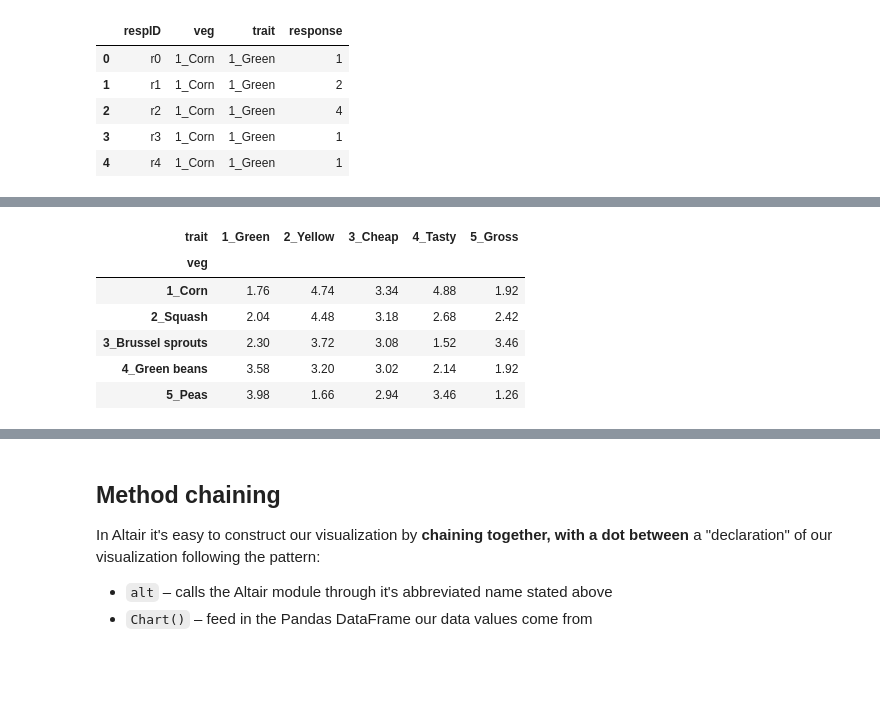
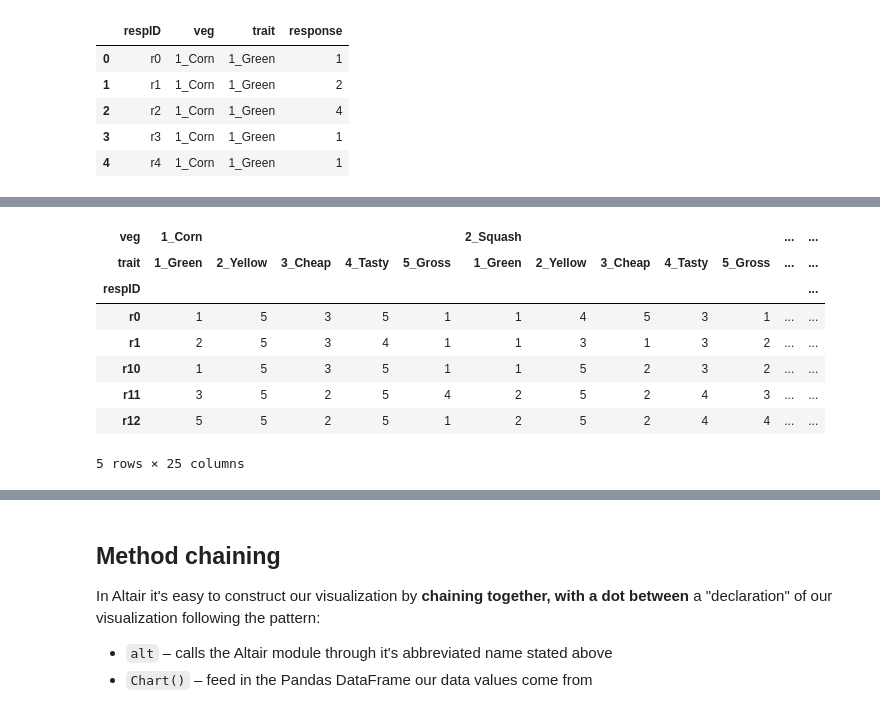
Before and after one commit to emonson/altair-vis-python, a Jupyter notebook: 01c_NatureVegetableSurvey.ipynb, the cells around one changed output, grey strips where cells are left out. Saved outputs shown, nothing was run; the diff lists cells and outputs as text; code cells hidden in the pictures; blank space fills up the shorter version.

```diff
--- a/01c_NatureVegetableSurvey.ipynb
+++ b/01c_NatureVegetableSurvey.ipynb
@@ -41,13 +60,12 @@ The original data from the Nature Methods article had a very generic five items
 # %%
-df.pivot_table(index='veg',
-               columns='trait',
-               values='response',
-               aggfunc='mean')
+df.pivot_table(index='respID', columns=['veg','trait'], values='response').head()
 # %% [output]
-| trait | 1_Green | 2_Yellow | 3_Cheap | 4_Tasty | 5_Gross |
-| veg |  |  |  |  |  |
-| 1_Corn | 1.76 | 4.74 | 3.34 | 4.88 | 1.92 |
-| 2_Squash | 2.04 | 4.48 | 3.18 | 2.68 | 2.42 |
-| 3_Brussel sprouts | 2.30 | 3.72 | 3.08 | 1.52 | 3.46 |
-| 4_Green beans | 3.58 | 3.20 | 3.02 | 2.14 | 1.92 |
-| 5_Peas | 3.98 | 1.66 | 2.94 | 3.46 | 1.26 |
+| veg | 1_Corn |  |  |  |  | 2_Squash |  |  |  |  | ... | ... |
+| trait | 1_Green | 2_Yellow | 3_Cheap | 4_Tasty | 5_Gross | 1_Green | 2_Yellow | 3_Cheap | 4_Tasty | 5_Gross | ... | ... |
+| respID |  |  |  |  |  |  |  |  |  |  |  | ... |
+| r0 | 1 | 5 | 3 | 5 | 1 | 1 | 4 | 5 | 3 | 1 | ... | ... |
+| r1 | 2 | 5 | 3 | 4 | 1 | 1 | 3 | 1 | 3 | 2 | ... | ... |
+| r10 | 1 | 5 | 3 | 5 | 1 | 1 | 5 | 2 | 3 | 2 | ... | ... |
+| r11 | 3 | 5 | 2 | 5 | 4 | 2 | 5 | 2 | 4 | 3 | ... | ... |
+| r12 | 5 | 5 | 2 | 5 | 1 | 2 | 5 | 2 | 4 | 4 | ... | ... |
+5 rows × 25 columns
```
Also changed, not shown: parts of 84 cells of this notebook, 12 other files.
